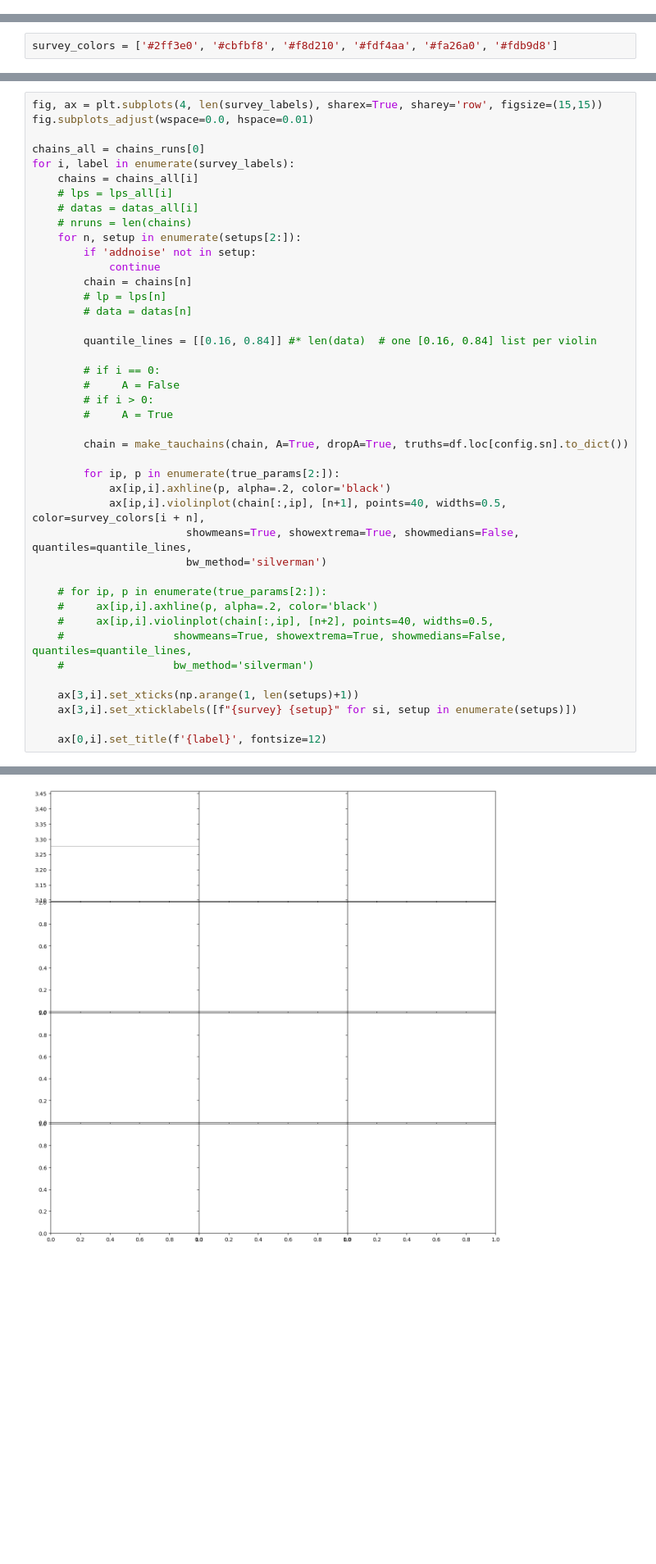
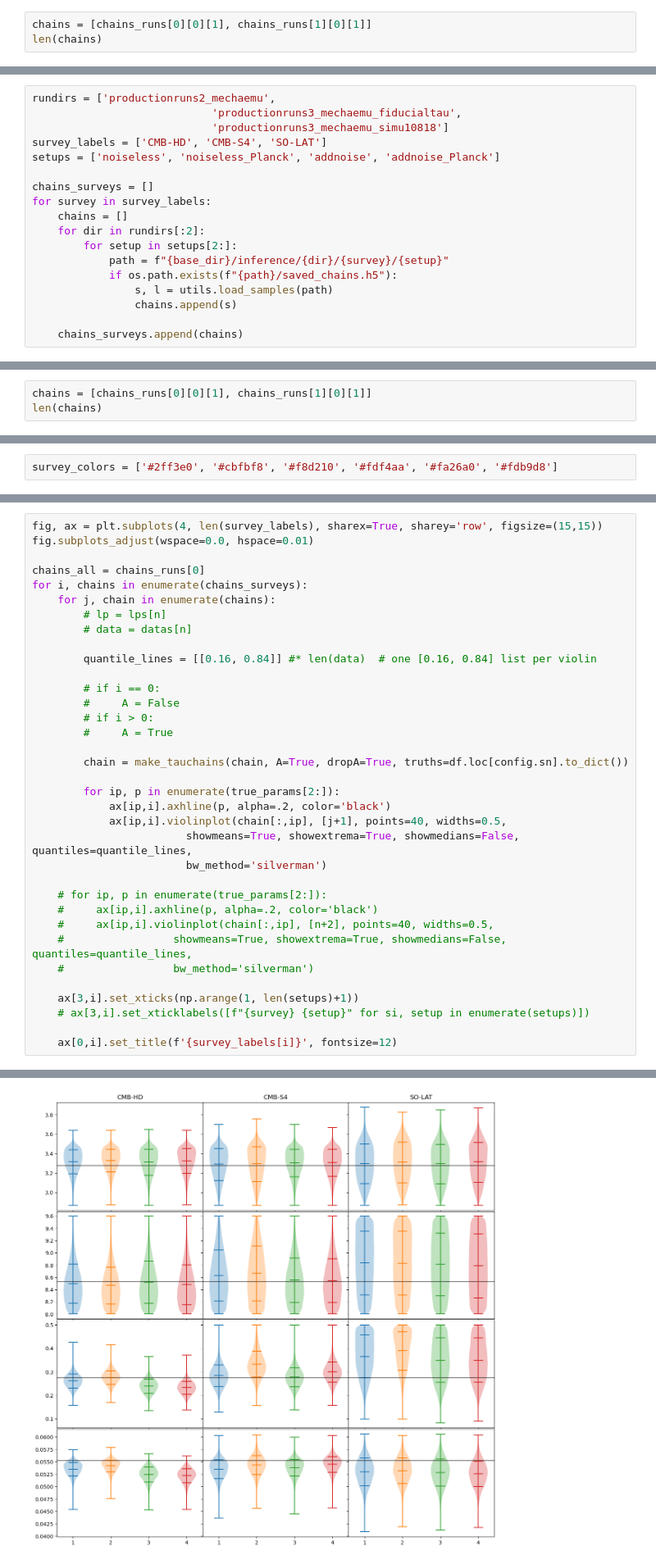
Before and after one commit to lisaleemcb/alfred, a Jupyter notebook: notebooks/mcmc_analysis_productionsruns.ipynb, the cells around one changed output, grey strips where cells are left out. Shown: that part at 82% size. Drawn from its saved outputs; the diff is of its cells as text; blank space fills up the shorter version.

```diff
--- a/notebooks/mcmc_analysis_productionsruns.ipynb
+++ b/notebooks/mcmc_analysis_productionsruns.ipynb
@@ -85,3 +85,6 @@ Loading samples from /Users/emcbride/Datasets/LoReLi/inference/productionruns3_m
 Loading samples from /Users/emcbride/Datasets/LoReLi/inference/productionruns3_mechaemu_simu10818/CMB-HD/noiseless_Planck...
 Loading samples from /Users/emcbride/Datasets/LoReLi/inference/productionruns3_mechaemu_simu10818/CMB-HD/addnoise...
 Loading samples from /Users/emcbride/Datasets/LoReLi/inference/productionruns3_mechaemu_simu10818/CMB-HD/addnoise_Planck...
+# %%
+chains = [chains_runs[0][0][1], chains_runs[1][0][1]]
+len(chains)
@@ -87,0 +93,18 @@ Loading samples from /Users/emcbride/Datasets/LoReLi/inference/productionruns3_m
+# %%
+rundirs = ['productionruns2_mechaemu',
+                            'productionruns3_mechaemu_fiducialtau',
+                            'productionruns3_mechaemu_simu10818']
+survey_labels = ['CMB-HD', 'CMB-S4', 'SO-LAT']
+setups = ['noiseless', 'noiseless_Planck', 'addnoise', 'addnoise_Planck']
+
+chains_surveys = []
+for survey in survey_labels:
+    chains = []
+    for dir in rundirs[:2]:
+        for setup in setups[2:]:
+            path = f"{base_dir}/inference/{dir}/{survey}/{setup}"
+            if os.path.exists(f"{path}/saved_chains.h5"):
+                s, l = utils.load_samples(path)
+                chains.append(s)
+
+    chains_surveys.append(chains)
@@ -137,0 +174,3 @@ NameError: name 'chains_all' is not defined
+# %%
+chains = [chains_runs[0][0][1], chains_runs[1][0][1]]
+len(chains)
@@ -156,15 +233,8 @@ fig, ax = plt.subplots(4, len(survey_labels), sharex=True, sharey='row', figsize
 fig.subplots_adjust(wspace=0.0, hspace=0.01)
 
 chains_all = chains_runs[0]
-for i, label in enumerate(survey_labels):
-    chains = chains_all[i]
-    # lps = lps_all[i]
-    # datas = datas_all[i]
-    # nruns = len(chains)
-    for n, setup in enumerate(setups[2:]):
-        if 'addnoise' not in setup:
-            continue
-        chain = chains[n]
+for i, chains in enumerate(chains_surveys):
+    for j, chain in enumerate(chains):
         # lp = lps[n]
         # data = datas[n]
 
@@ -179,7 +249,7 @@ for i, label in enumerate(survey_labels):
 
         for ip, p in enumerate(true_params[2:]):
             ax[ip,i].axhline(p, alpha=.2, color='black')
-            ax[ip,i].violinplot(chain[:,ip], [n+1], points=40, widths=0.5, color=survey_colors[i + n],
+            ax[ip,i].violinplot(chain[:,ip], [j+1], points=40, widths=0.5,
                         showmeans=True, showextrema=True, showmedians=False, quantiles=quantile_lines,
                         bw_method='silverman')
 
@@ -190,7 +260,7 @@ for i, label in enumerate(survey_labels):
     #                 bw_method='silverman')
 
     ax[3,i].set_xticks(np.arange(1, len(setups)+1))
-    ax[3,i].set_xticklabels([f"{survey} {setup}" for si, setup in enumerate(setups)])
+    # ax[3,i].set_xticklabels([f"{survey} {setup}" for si, setup in enumerate(setups)])
 
-    ax[0,i].set_title(f'{label}', fontsize=12)
+    ax[0,i].set_title(f'{survey_labels[i]}', fontsize=12)
 # %% [output]
@@ -198,4 +267,4 @@ TypeError: Axes.violinplot() got an unexpected keyword argument 'color'
-[figure, old version]
+[figure, new version]
 # %%
 def plot_corner(samples, axes, label=None, **kwargs):
     x, y, z, t = samples.T
```
Also changed, not shown: parts of 8 cells of this notebook, 4 other files.
